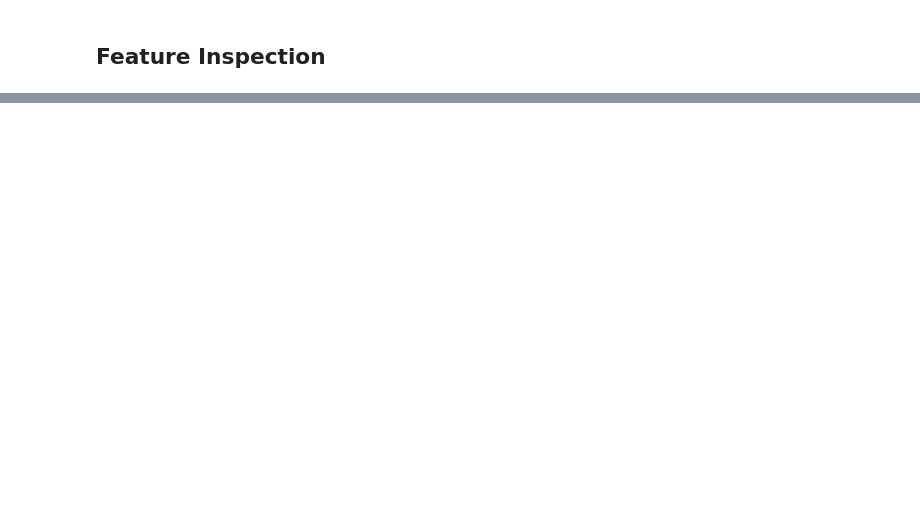
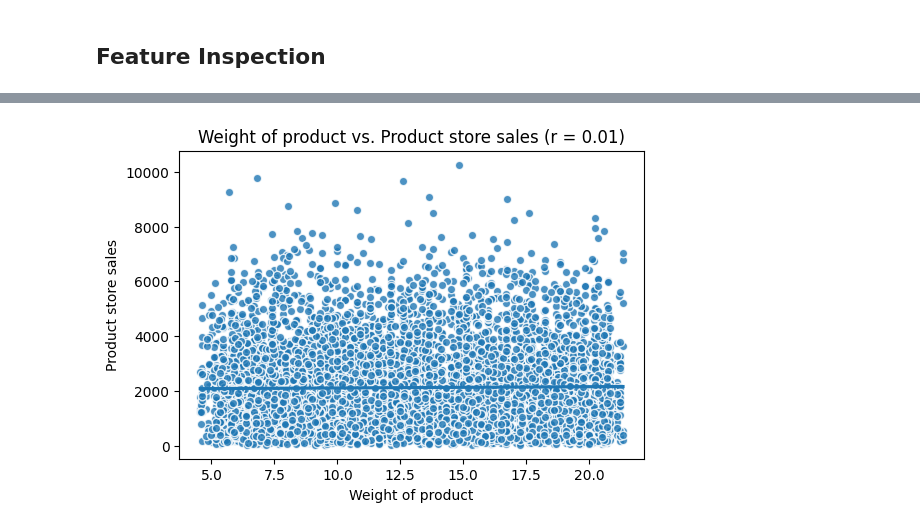
Before and after one commit to Qisam0322/Prediction-of-Product-Sales, a Jupyter notebook: Prediction_of_Product_Sales_Project.ipynb, the cells around one changed output, grey strips where cells are left out. Drawn from its saved outputs; the diff is of its cells as text; code cells hidden in the pictures; blank space fills up the shorter version.

```diff
--- a/Prediction_of_Product_Sales_Project.ipynb
+++ b/Prediction_of_Product_Sales_Project.ipynb
@@ -473,0 +552,14 @@ ax.set_title('Comparing weight of product distribution by category');
+# %%
+def plot_numeric_vs_target(df, x, y='SalePrice', figsize=(6,4), **kwargs):
+
+  corr = df[[x,y]].corr().round(2)
+  r = corr.loc[x,y]
+
+  fig, ax = plt.subplots(figsize=figsize)
+  scatter_kws={'ec':'white','lw':1,'alpha':0.8}
+  sns.regplot(data=df, x=x, y=y, ax=ax, scatter_kws=scatter_kws, **kwargs)
+
+  ax.set_title(f"{x} vs. {y} (r = {r})")
+
+  plt.show()
+  return fig, ax
@@ -473,0 +570,4 @@ ax.set_title('Comparing weight of product distribution by category');
+# %%
+#check dtype
+feature = "Weight of product"
+df[feature].dtype
@@ -473,0 +608,5 @@ ax.set_title('Comparing weight of product distribution by category');
+# %%
+#Plot Numeric VS TARGET EDA function
+plot_numeric_vs_target(df,feature,'Product store sales');
+# %% [output]
+[figure, added]
```
Also changed, not shown: parts of 172 cells of this notebook.
